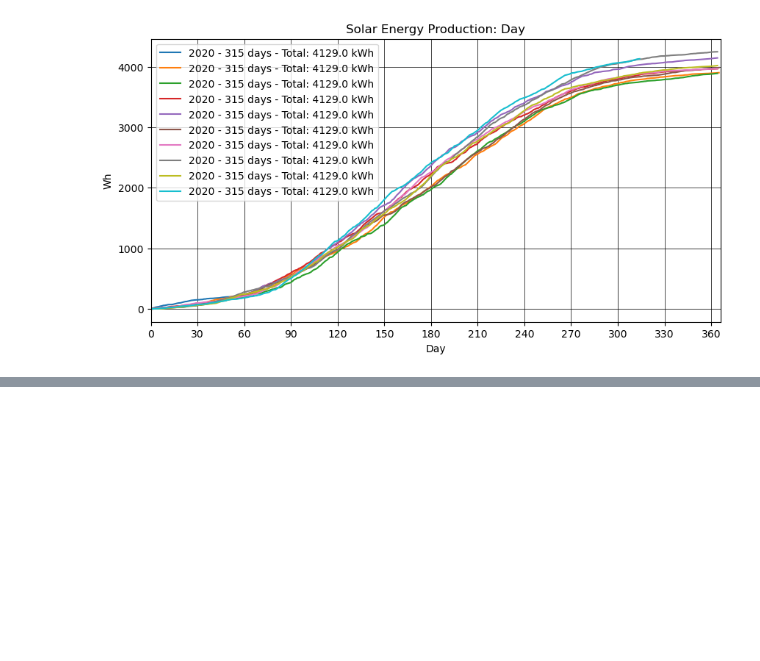
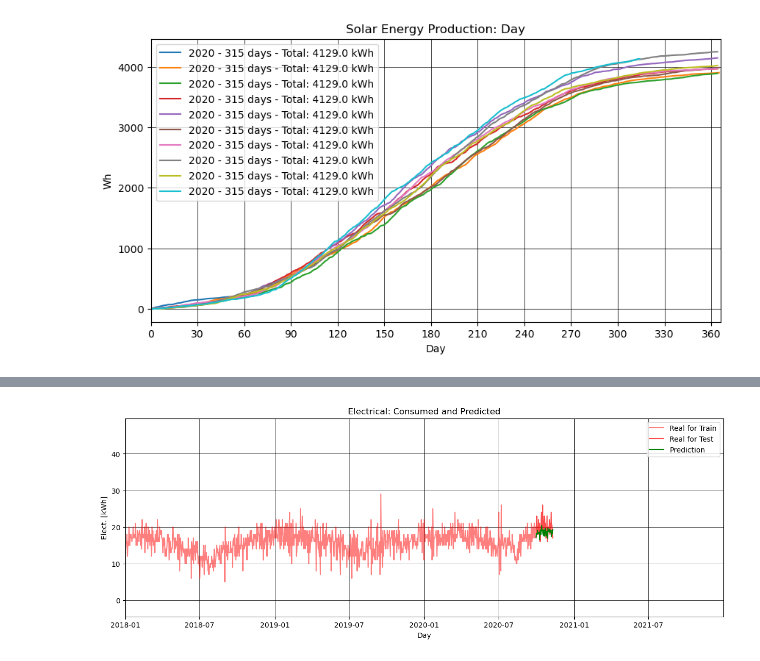
Before and after one commit to Bruno-H-Neves/ML--files, a Jupyter notebook: PV_Analysis.ipynb, the cells around one changed output, grey strips where cells are left out. Cells and saved outputs as stored; diff of their text form; code cells hidden in the pictures; blank space fills up the shorter version.

```diff
--- a/PV_Analysis.ipynb
+++ b/PV_Analysis.ipynb
@@ -199,0 +224,19 @@ plt.show()
+# %%
+Energy_day_df_train_2 = Energy_day_df[:3262]
+Energy_day_df_test_2 = Energy_day_df[3262:]
+model = ExponentialSmoothing(Energy_day_df_train_2["KWh_consumed"], initialization_method='estimated', trend='add', seasonal='add', seasonal_periods=365).fit()
+days_predict=(365)+1-180-90
+test_prediction = model.forecast(days_predict)
+_, ax = plt.subplots(figsize=(15, 5))
+sns.lineplot(data=Energy_day_df_train_2, x="date", y="KWh_consumed", label='Real for Train', alpha=0.5,color='red')
+sns.lineplot(data=Energy_day_df_test_2, x="date", y="KWh_consumed", label='Real for Test', alpha=0.7,color='red')
+sns.lineplot(data=Energy_day_df_test_2, x="date", y=test_prediction, label='Prediction', alpha=1,color='green')
+plt.title('Electrical: Consumed and Predicted')
+plt.xlabel('Day'), plt.ylabel('Elect. [kWh]')
+ax.grid(which='major', linestyle='-', linewidth=0.5, color='black')
+ax.grid(which='minor', linestyle=':', linewidth=0.5, color='black')
+ax.set_xlim([datetime(2018,1,1), datetime(2021,12,31)])
+plt.legend()
+plt.show()
+# %% [output]
+[figure, added]
```
Also changed, not shown: parts of 3 cells of this notebook, 1 other file.
